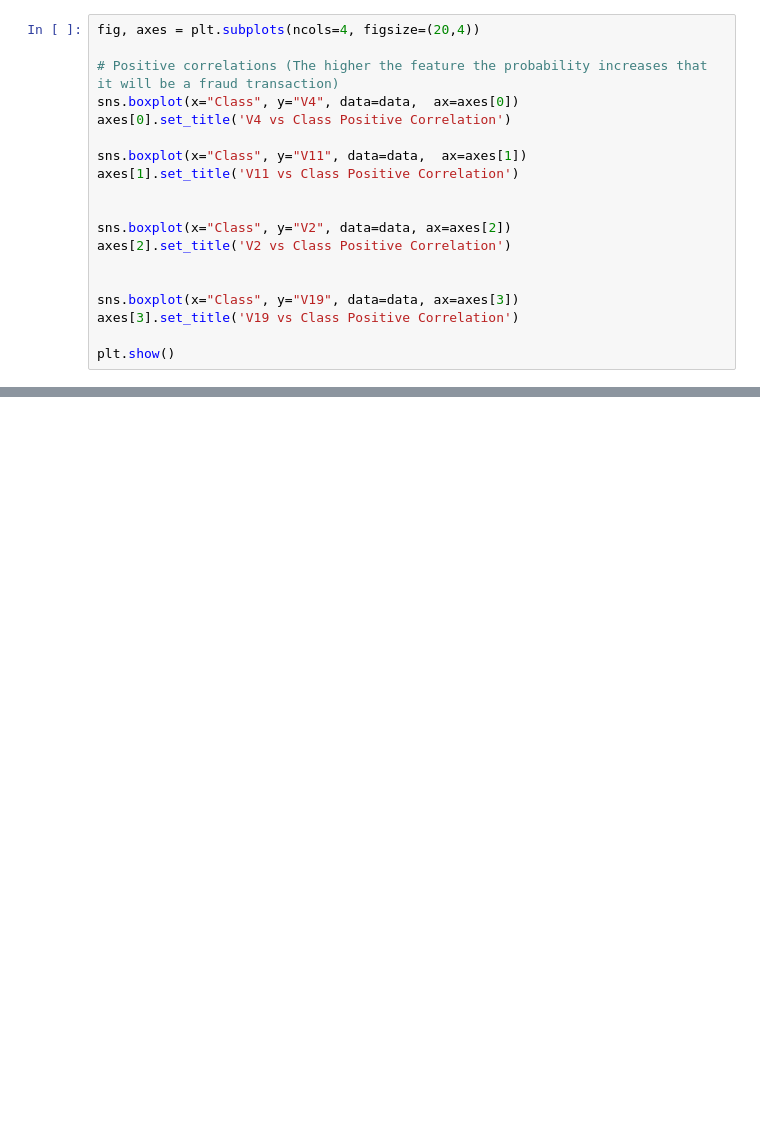
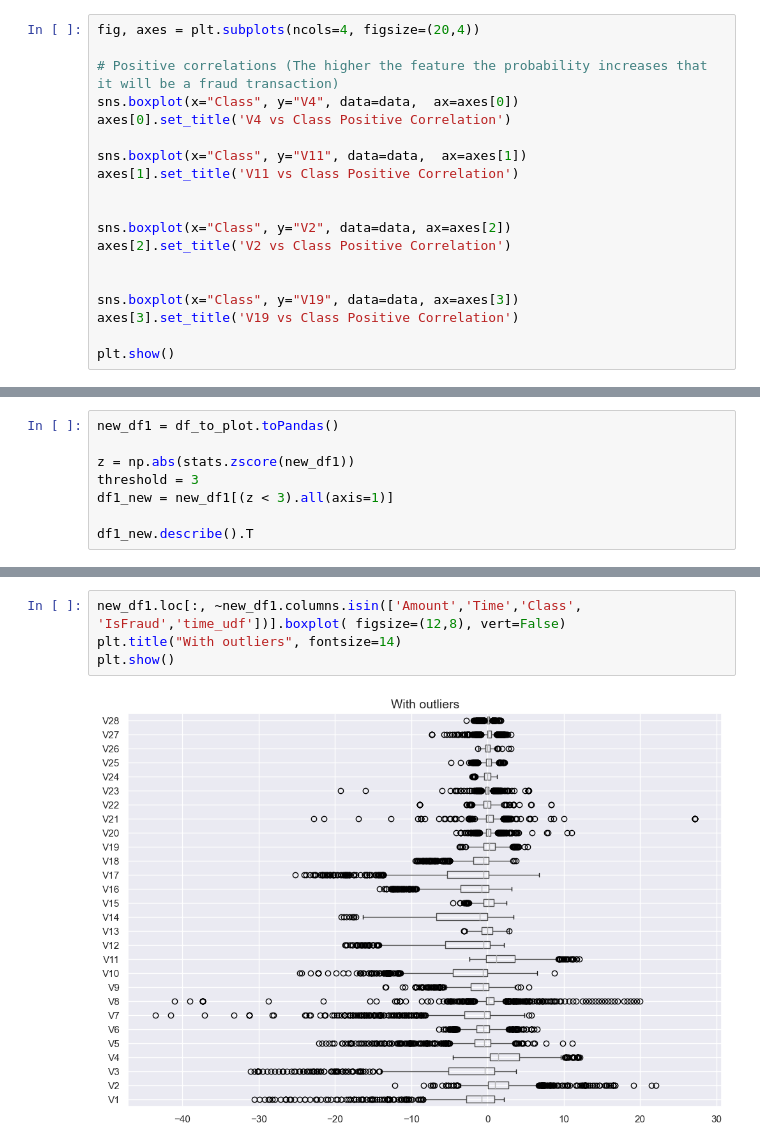
Before and after one commit to Sandokhan/creditcard-egd, a Jupyter notebook: creditcard-eda.ipynb, the cells around one changed output, grey strips where cells are left out. Cells and saved outputs as stored; diff of their text form; blank space fills up the shorter version.

```diff
--- a/creditcard-eda.ipynb
+++ b/creditcard-eda.ipynb
@@ -432,0 +521,8 @@ plt.show()
+# %%
+new_df1 = df_to_plot.toPandas()
+
+z = np.abs(stats.zscore(new_df1))
+threshold = 3
+df1_new = new_df1[(z < 3).all(axis=1)]
+
+df1_new.describe().T
@@ -432,0 +547,6 @@ plt.show()
+# %%
+new_df1.loc[:, ~new_df1.columns.isin(['Amount','Time','Class', 'IsFraud','time_udf'])].boxplot( figsize=(12,8), vert=False)
+plt.title("With outliers", fontsize=14)
+plt.show()
+# %% [output]
+[figure, added]
```
Also changed, not shown: parts of 16 cells of this notebook, 1 other file.
